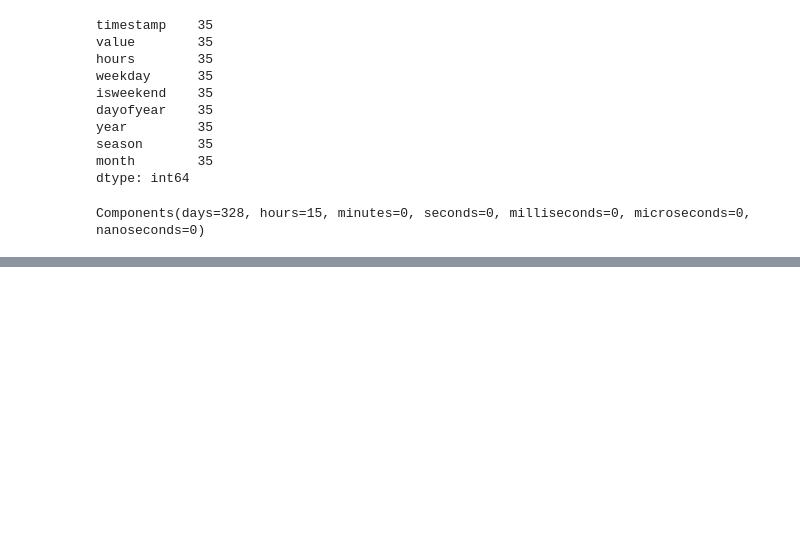
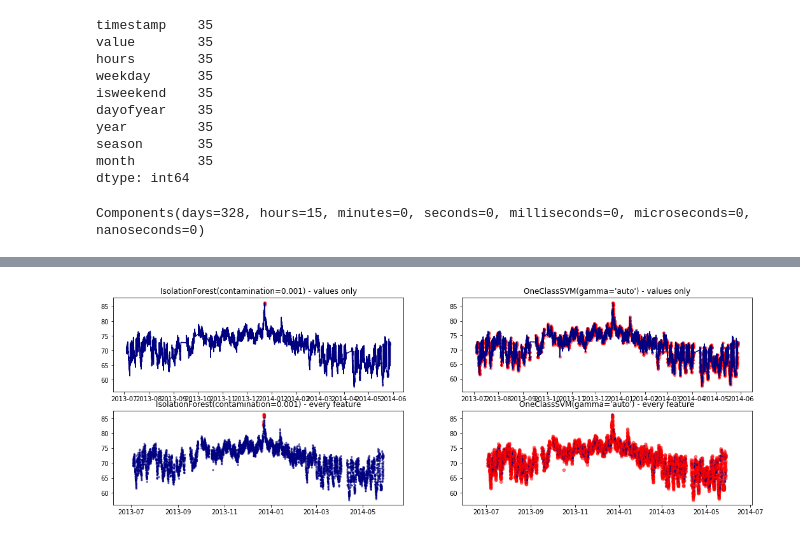
Before and after one commit to rnd4u-org/2021-knu-tsad, a Jupyter notebook: Liubyma.ipynb, the cells around one changed output, grey strips where cells are left out. Drawn from its saved outputs; the diff is of its cells as text; code cells hidden in the pictures; blank space fills up the shorter version.

```diff
--- a/Clustering_Liubyma.ipynb
+++ b/Liubyma.ipynb
@@ -468,0 +471,37 @@ plt.show()
+# %%
+# Isolation Forest & One Class SVM
+from sklearn.ensemble import IsolationForest
+from sklearn.svm import OneClassSVM
+
+fig, ax = plt.subplots(2, 2, figsize = (18,6))
+colormap = np.array(['navy', 'red'])
+sizes = np.array([5, 20])
+
+values = np.array(df['value'].copy()).reshape(-1, 1)
+X = df.copy().loc[:,'value':'month']
+for i, clf in enumerate([IsolationForest(contamination=0.001), OneClassSVM(gamma='auto')]):
+    # only values
+    clf = clf.fit(values)
+    valuesonly_df = pd.DataFrame(clf.predict(values), columns=['scores'])
+    valuesonly_df['timestamp'] = pd.to_datetime(df['timestamp'])
+    valuesonly_df['value'] = df['value']
+    outliers_v = valuesonly_df[valuesonly_df['scores']<0]
+#    print(outliers_v)
+
+    # all the features
+    clf = clf.fit(X)
+    everyfeature_df = X.copy()
+    everyfeature_df['scores'] = clf.predict(X)
+    everyfeature_df['timestamp'] = pd.to_datetime(df['timestamp'])
+    outliers_e = [0 if x>0 else 1 for x in everyfeature_df['scores']]
+
+    ax[0,i].plot(df['timestamp'].to_numpy(), df['value'].to_numpy(),color='navy')
+    ax[0,i].scatter(outliers_v['timestamp'], outliers_v['value'], c='red', s=15, alpha=0.5)
+    ax[0,i].set_title("{} - values only".format(clf))
+
+    ax[1,i].scatter(everyfeature_df['timestamp'], everyfeature_df['value'], c=colormap[outliers_e], s=sizes[outliers_e], alpha=0.5)
+    ax[1,i].set_title("{} - every feature".format(clf))
+
+plt.show()
+# %% [output]
+[figure, added]
```
Also changed, not shown: parts of 21 cells of this notebook.
